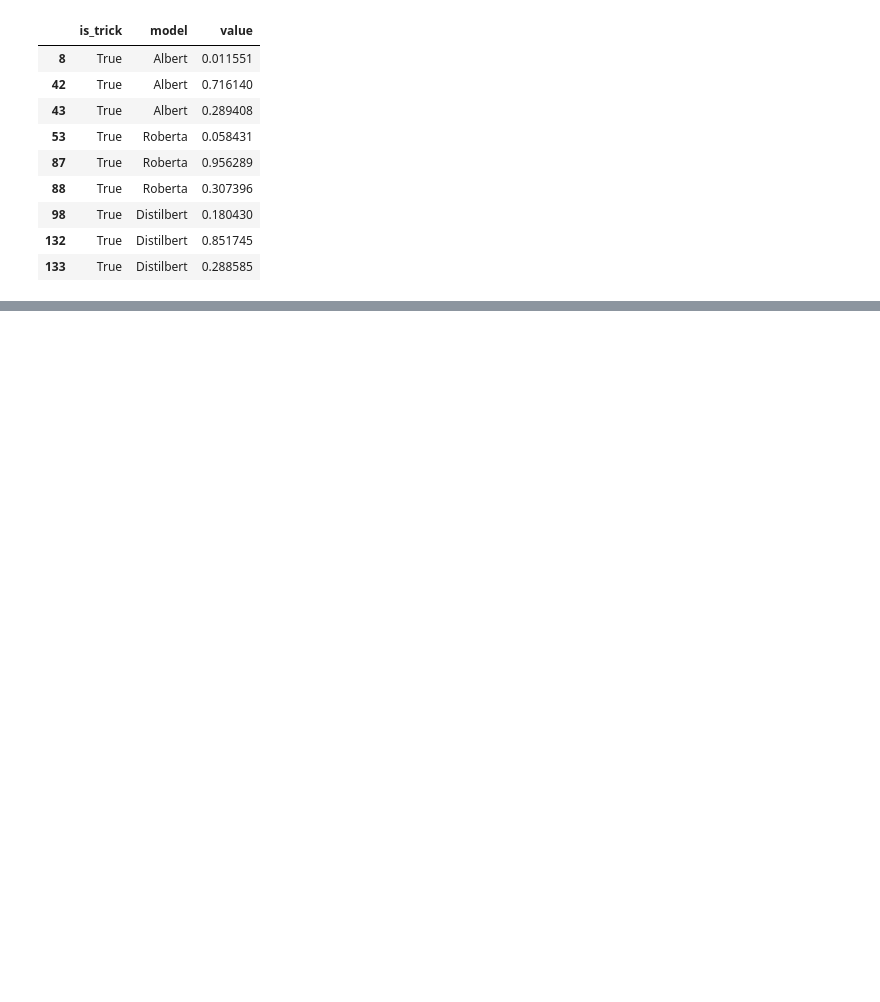
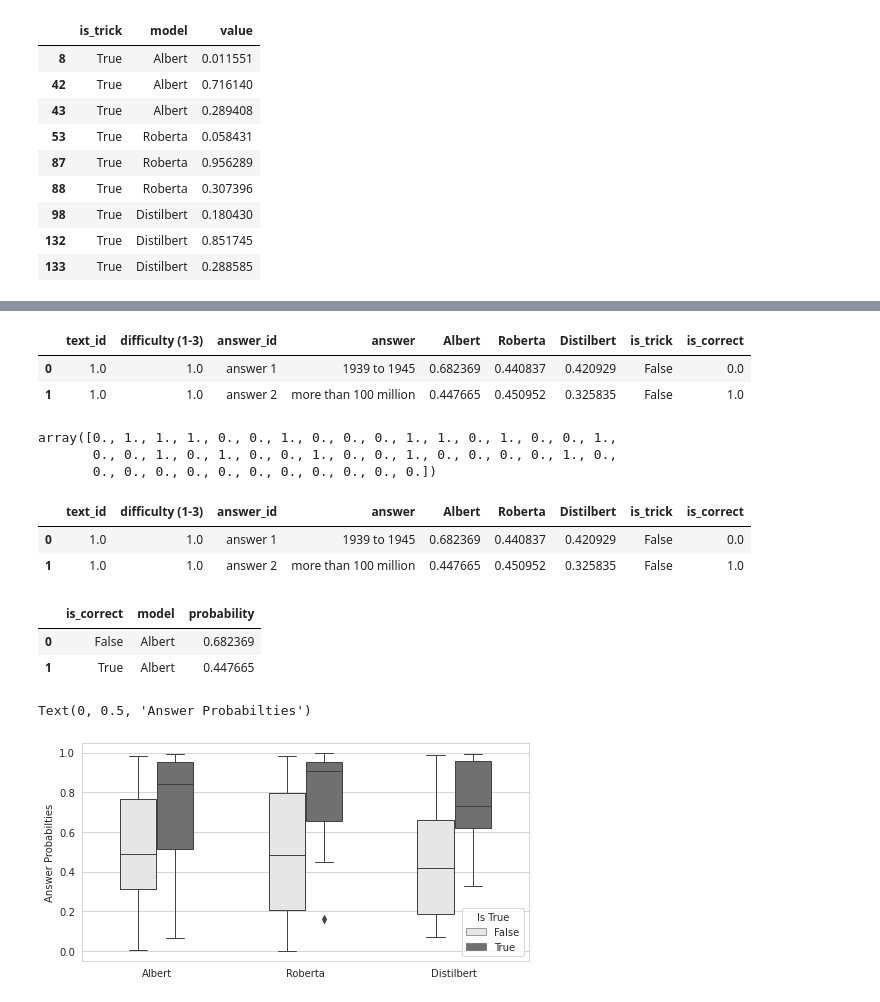
Before and after one commit to FiratSaritas/Q-A_npr, a Jupyter notebook: evaluation.ipynb, the cells around one changed output, grey strips where cells are left out. Drawn from its saved outputs; the diff is of its cells as text; code cells hidden in the pictures; blank space fills up the shorter version.

```diff
--- a/evaluation.ipynb
+++ b/evaluation.ipynb
@@ -691,0 +739,41 @@ evaluator_distilbet.answer_question(questions[2], texts)
+# %%
+tmp.head(2)
+# %% [output]
+|  | text_id | difficulty (1-3) | answer_id | answer | Albert | Roberta | Distilbert | is_trick | is_correct |
+| 0 | 1.0 | 1.0 | answer 1 | 1939 to 1945 | 0.682369 | 0.440837 | 0.420929 | False | 0.0 |
+| 1 | 1.0 | 1.0 | answer 2 | more than 100 million | 0.447665 | 0.450952 | 0.325835 | False | 1.0 |
+# %%
+roberta_scores.flatten()
+# %% [output]
+array([0., 1., 1., 1., 0., 0., 1., 0., 0., 0., 1., 1., 0., 1., 0., 0., 1.,
+       0., 0., 1., 0., 1., 0., 0., 1., 0., 0., 1., 0., 0., 0., 0., 1., 0.,
+       0., 0., 0., 0., 0., 0., 0., 0., 0., 0., 0.])
+# %%
+tmp['is_correct'] = roberta_scores.flatten()
+# %%
+tmp.head(2)
+# %% [output]
+|  | text_id | difficulty (1-3) | answer_id | answer | Albert | Roberta | Distilbert | is_trick | is_correct |
+| 0 | 1.0 | 1.0 | answer 1 | 1939 to 1945 | 0.682369 | 0.440837 | 0.420929 | False | 0.0 |
+| 1 | 1.0 | 1.0 | answer 2 | more than 100 million | 0.447665 | 0.450952 | 0.325835 | False | 1.0 |
+# %%
+select = tmp[['Albert', 'Roberta', 'Distilbert', 'is_correct']].melt(id_vars='is_correct', var_name='model', value_name='probability')
+select['is_correct'] = select['is_correct'].replace({0.0:'False', 1.0:'True'})
+select.head(2)
+# %% [output]
+|  | is_correct | model | probability |
+| 0 | False | Albert | 0.682369 |
+| 1 | True | Albert | 0.447665 |
+# %%
+cmap = sns.color_palette('Greys', 10)
+c1, c2 = cmap[1], cmap[6]
+fig = plt.subplots(figsize=(8, 4))
+
+p = sns.boxplot(data=select, x='model', y='probability', hue='is_correct' ,
+               width=.5, palette=[c1, c2], linewidth=1)
+p.set_xlabel('')
+p.legend(title='Is True', loc='lower right')
+p.set_ylabel('Answer Probabilties')
+# %% [output]
+Text(0, 0.5, 'Answer Probabilties')
+[figure, added]
```
Also changed, not shown: parts of 19 cells of this notebook.
